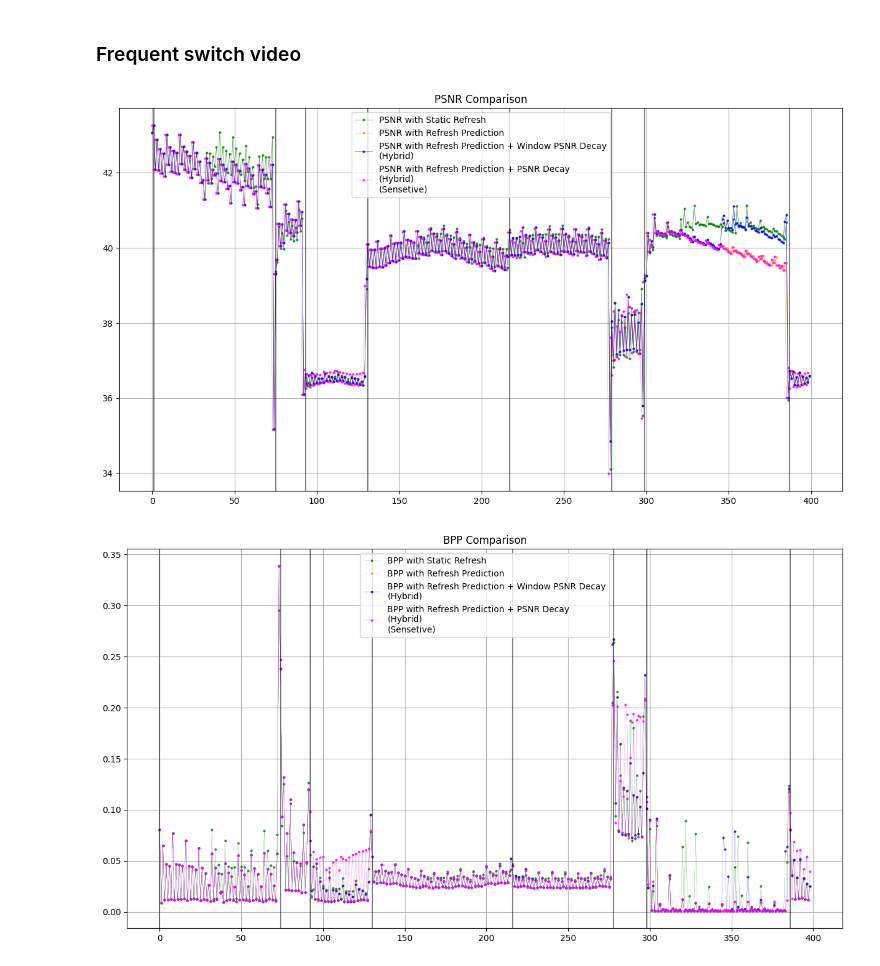
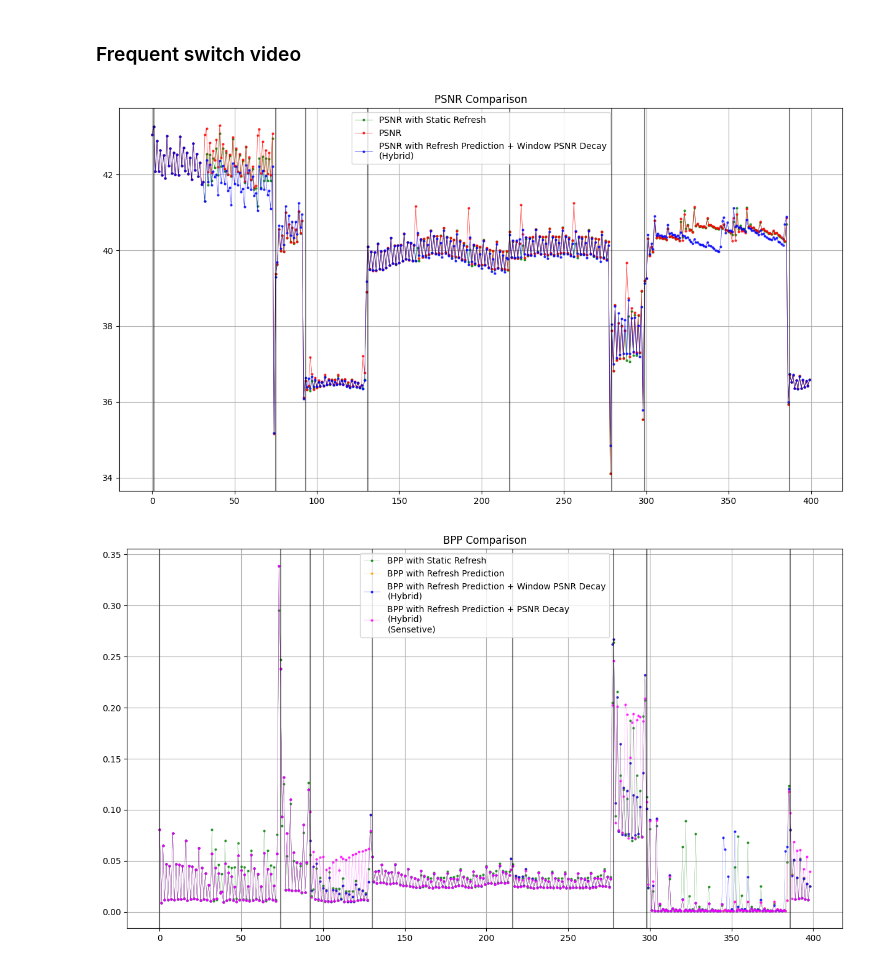
Before and after one commit to Punctuality/DCVC_Dynamic_Intra_Period, a Jupyter notebook: notebooks/explore_results.ipynb, the cells around one changed output. Drawn from its saved outputs; the diff is of its cells as text; code cells hidden in the pictures.

```diff
--- a/notebooks/explore_results.ipynb
+++ b/notebooks/explore_results.ipynb
@@ -121,28 +121,28 @@ with open("../media/syntetic/frequent_dataset_0/reference_points.json", 'r') as
 # %%
 plt.figure(figsize=(15, 8))
 plt.grid(True)
 plt.plot(freq_data['frame_psnr'], label = "PSNR with Static Refresh", marker='o', linewidth=0.5, markersize=2, c = 'g', alpha = 0.75)
 # plt.plot(freq_data_n['frame_psnr'], label = "PSNR without Intra-Predictor", marker='o', linewidth=0.5, markersize=2, c = 'b', alpha = 0.75)
-# plt.plot(freq_data_i['frame_psnr'], label = "PSNR", marker='o', linewidth=0.5, markersize=2, c = 'r', alpha = 0.75)
-plt.plot(freq_data_p['frame_psnr'], label = "PSNR with Refresh Prediction", marker='o', linewidth=0.5, markersize=2, c = 'orange', alpha = 0.75)
+plt.plot(freq_data_i['frame_psnr'], label = "PSNR", marker='o', linewidth=0.5, markersize=2, c = 'r', alpha = 0.75)
+# plt.plot(freq_data_p['frame_psnr'], label = "PSNR with Refresh Prediction", marker='o', linewidth=0.5, markersize=2, c = 'orange', alpha = 0.75)
 plt.plot(freq_data_h['frame_psnr'], label = "PSNR with Refresh Prediction + Window PSNR Decay\n(Hybrid)", marker='o', linewidth=0.5, markersize=2, c = 'blue', alpha = 0.75)
 # plt.plot(freq_data_n_h['frame_psnr'], label = "PSNR with Refresh Prediction + PSNR Decay\n(Hybrid)", marker='o', linewidth=0.5, markersize=2, c = 'r', alpha = 0.75)
-plt.plot(freq_data_n_h_s['frame_psnr'][1:], label = "PSNR with Refresh Prediction + PSNR Decay\n(Hybrid)\n(Sensetive)", marker='o', linewidth=0.2, markersize=2, c = 'magenta', alpha = 0.75)
+# plt.plot(freq_data_n_h_s['frame_psnr'][1:], label = "PSNR with Refresh Prediction + PSNR Decay\n(Hybrid)\n(Sensetive)", marker='o', linewidth=0.2, markersize=2, c = 'magenta', alpha = 0.75)
 # plt.plot(freq_data_p_d['frame_psnr'], label = "PSNR with Refresh/Decay Prediction", marker='o', linewidth=0.5, markersize=2, c = 'blue', alpha = 0.75)
 plt.title("PSNR Comparison")
 plt.legend()
 
 # f_types = np.array(freq_data['frame_type'])
 # for idx in np.argwhere(f_types == 0):
 #   plt.axvline(x=idx, color='r')
 
 # for idx in np.arange(0, len(freq_data['frame_psnr']), 32):
 #   plt.axvline(x=idx, color='g', alpha=0.5)
 
 for idx in ref_points:
   plt.axvline(x=idx, color='k', alpha=0.5)
 # %% [output]
-[figure, old version]
+[figure, new version]
 # %%
 plt.figure(figsize=(15, 8))
 plt.grid(True)
```
Also changed, not shown: parts of 23 cells of this notebook, 3 other files.
